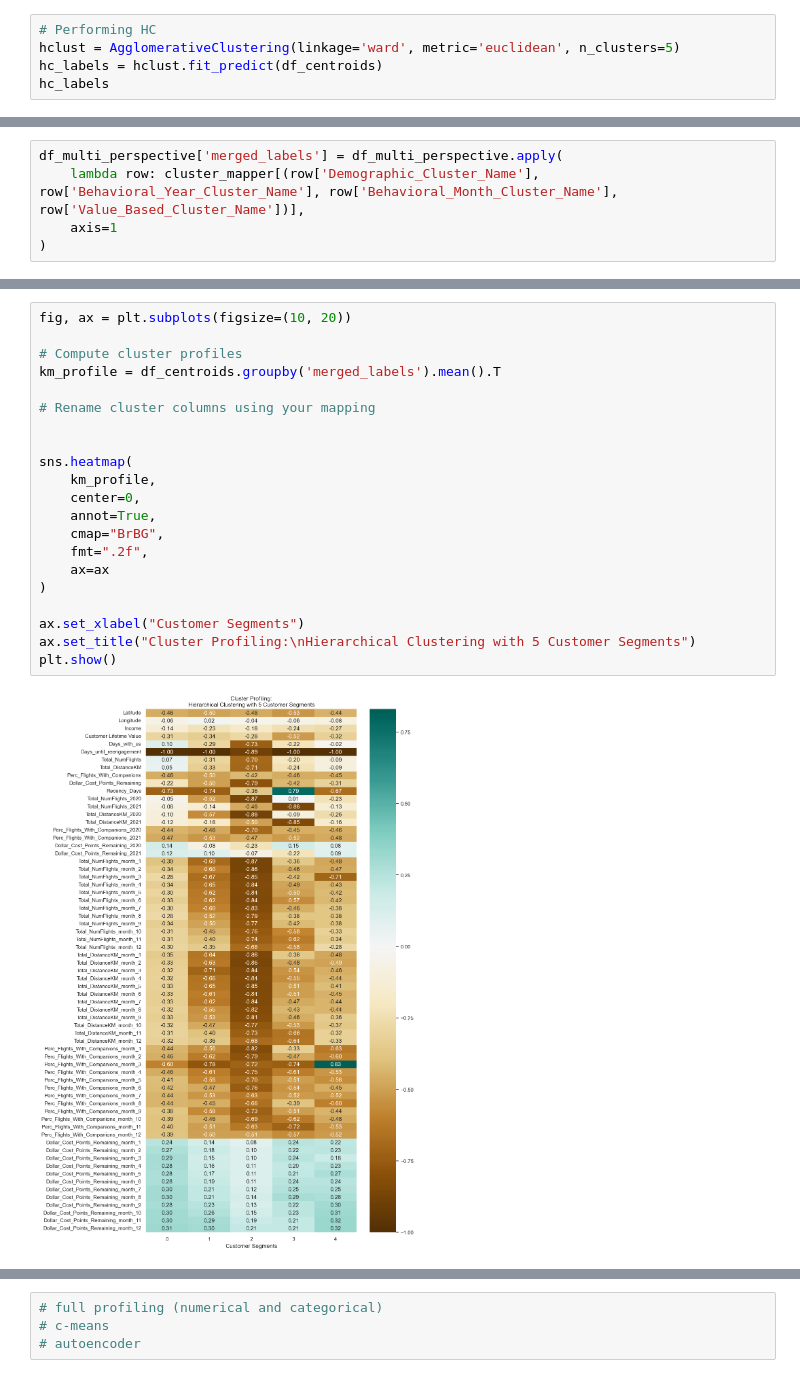
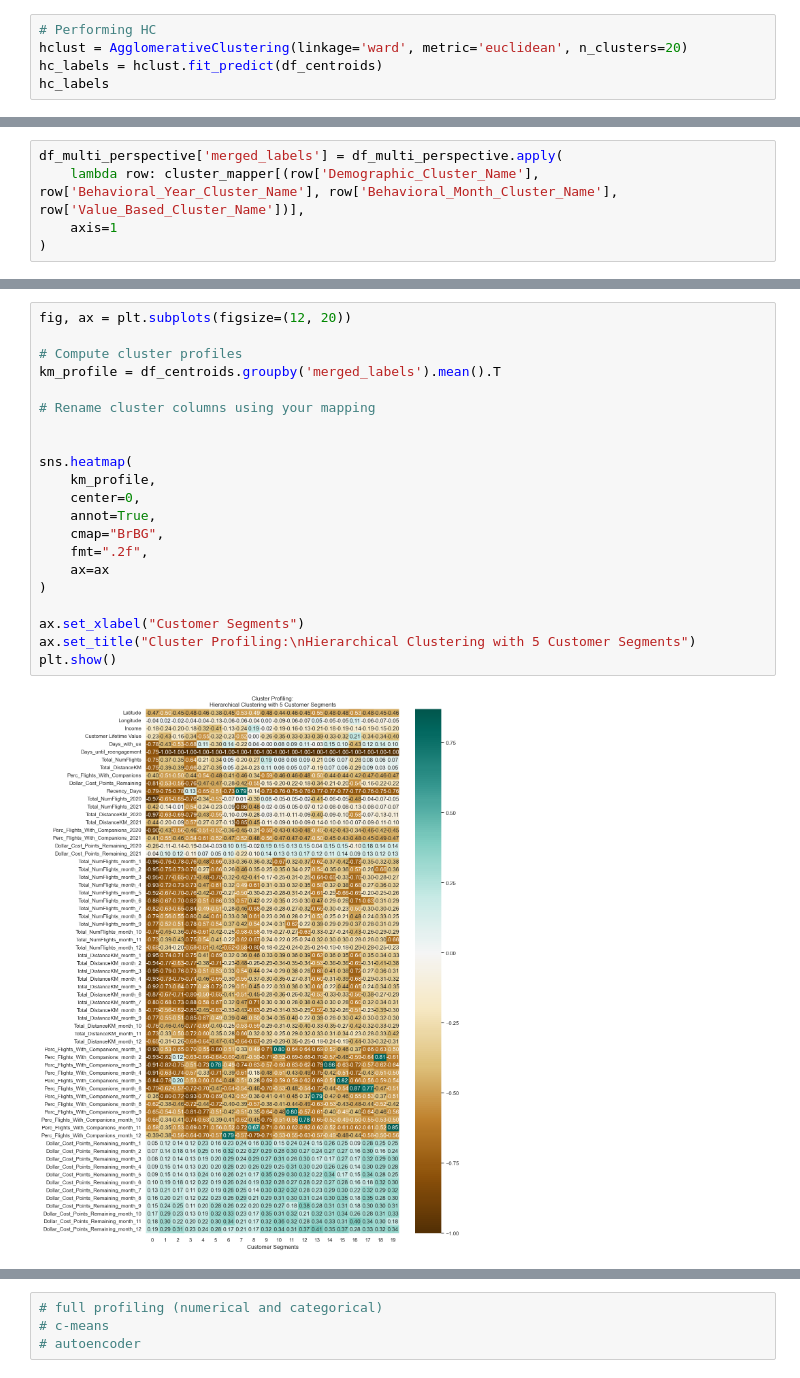
Before and after one commit to luisbdavila/Airline_Customer_Segmentation_DataMining_Project_Python, a Jupyter notebook: Final_delivery/Code/Merge_Clusters.ipynb, the cells around one changed output, grey strips where cells are left out. Cells and saved outputs as stored; diff of their text form.

Commit message:
merge clusters kmeans and hierarquical

```diff
--- a/Final_delivery/Code/Merge_Clusters.ipynb
+++ b/Final_delivery/Code/Merge_Clusters.ipynb
@@ -310,6 +312,6 @@ plt.show()
 # %%
 # Performing HC
-hclust = AgglomerativeClustering(linkage='ward', metric='euclidean', n_clusters=5)
+hclust = AgglomerativeClustering(linkage='ward', metric='euclidean', n_clusters=20)
 hc_labels = hclust.fit_predict(df_centroids)
 hc_labels
 # %% [output]
@@ -397,26 +409,26 @@ plt.show()
 # %%
-fig, ax = plt.subplots(figsize=(10, 20))
+fig, ax = plt.subplots(figsize=(12, 20))
 
 # Compute cluster profiles
 km_profile = df_centroids.groupby('merged_labels').mean().T
 
 # Rename cluster columns using your mapping
 
 
 sns.heatmap(
     km_profile,
     center=0,
     annot=True,
     cmap="BrBG",
     fmt=".2f",
     ax=ax
 )
 
 ax.set_xlabel("Customer Segments")
 ax.set_title("Cluster Profiling:\nHierarchical Clustering with 5 Customer Segments")
 plt.show()
 # %% [output]
-[figure, old version]
+[figure, new version]
 # %%
 categorical = ['Province or State', 'City', 'Gender', 'Education',
                'Location Code', 'Marital Status', 'LoyaltyStatus']
```
Also changed, not shown: parts of 17 cells of this notebook.
